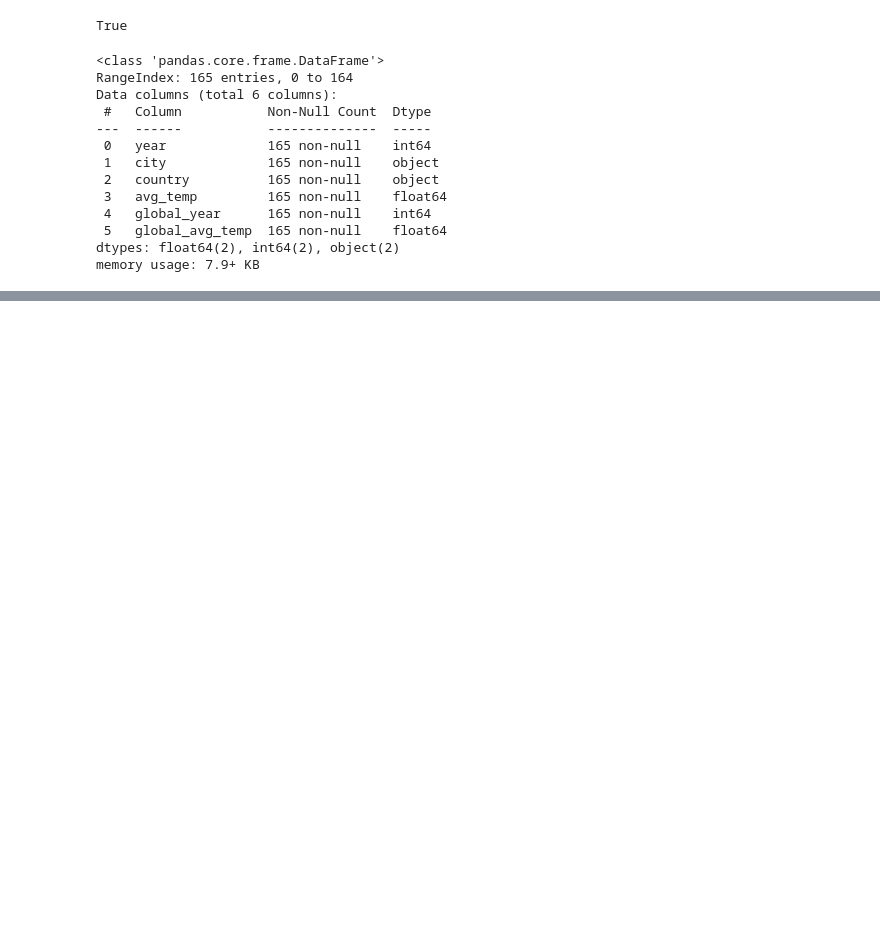
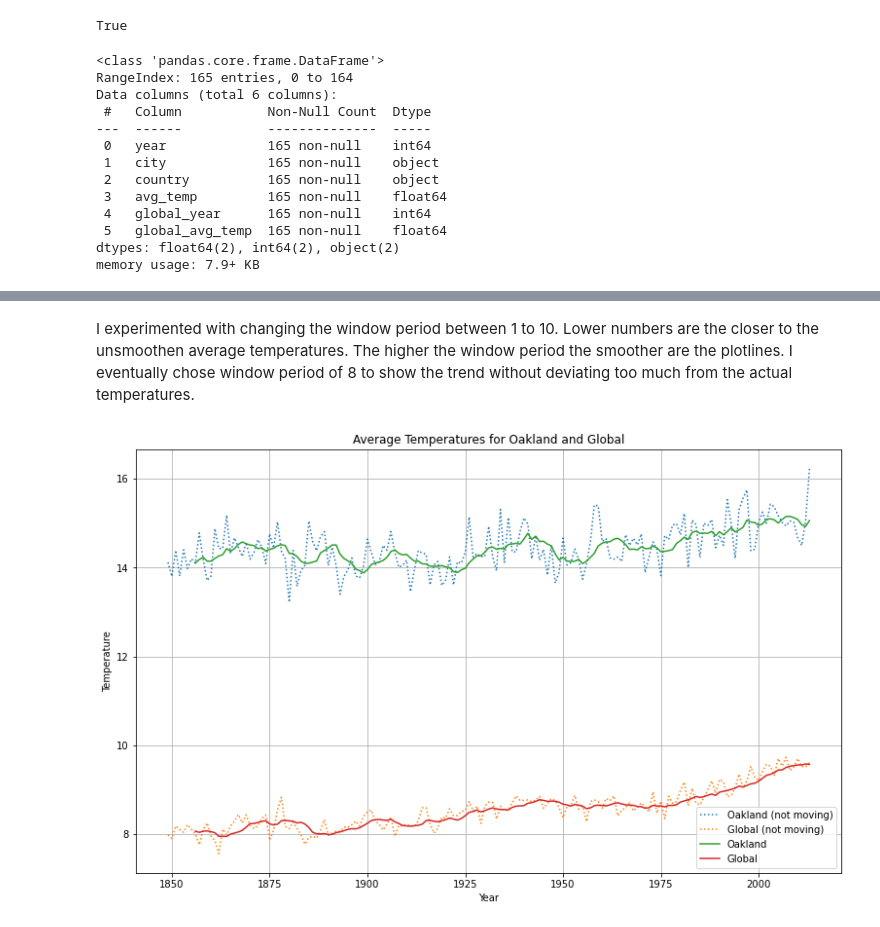
Before and after one commit to alf808/getting-hotter, a Jupyter notebook: oakland_vs_world.ipynb, the cells around one changed output, grey strips where cells are left out. Saved outputs shown, nothing was run; the diff lists cells and outputs as text; code cells hidden in the pictures; blank space fills up the shorter version.

Commit message:
added the plotlines

```diff
--- a/oakland_vs_world.ipynb
+++ b/oakland_vs_world.ipynb
@@ -35,0 +150,5 @@ memory usage: 7.9+ KB
+# %%
+# from https://www.datacamp.com/community/tutorials/moving-averages-in-pandas
+data['oakland_moving_avg_temp'] = data['avg_temp'].rolling(window=8).mean()
+data['global_moving_avg_temp'] = data['global_avg_temp'].rolling(window=8).mean()
+data.head(10)
@@ -35,0 +168,16 @@ memory usage: 7.9+ KB
+# %% [markdown]
+I experimented with changing the window period between 1 to 10. Lower numbers are the closer to the unsmoothen average temperatures. The higher the window period the smoother are the plotlines. I eventually chose window period of 8 to show the trend without deviating too much from the actual temperatures.
+# %%
+plt.figure(figsize=[13,8])
+plt.title('Average Temperatures for Oakland and Global')
+plt.grid(True)
+plt.xlabel('Year')
+plt.ylabel('Temperature')
+plt.plot(data['avg_temp'], label = 'Oakland (not moving)', linestyle='dotted') # transpose over moving average
+plt.plot(data['global_avg_temp'], label = 'Global (not moving)', linestyle='dotted')
+plt.plot(data['oakland_moving_avg_temp'], label='Oakland')
+plt.plot(data['global_moving_avg_temp'], label='Global')
+plt.legend()
+plt.show()
+# %% [output]
+[figure, added]
```
Also changed, not shown: parts of 11 cells of this notebook, 2 other files.
